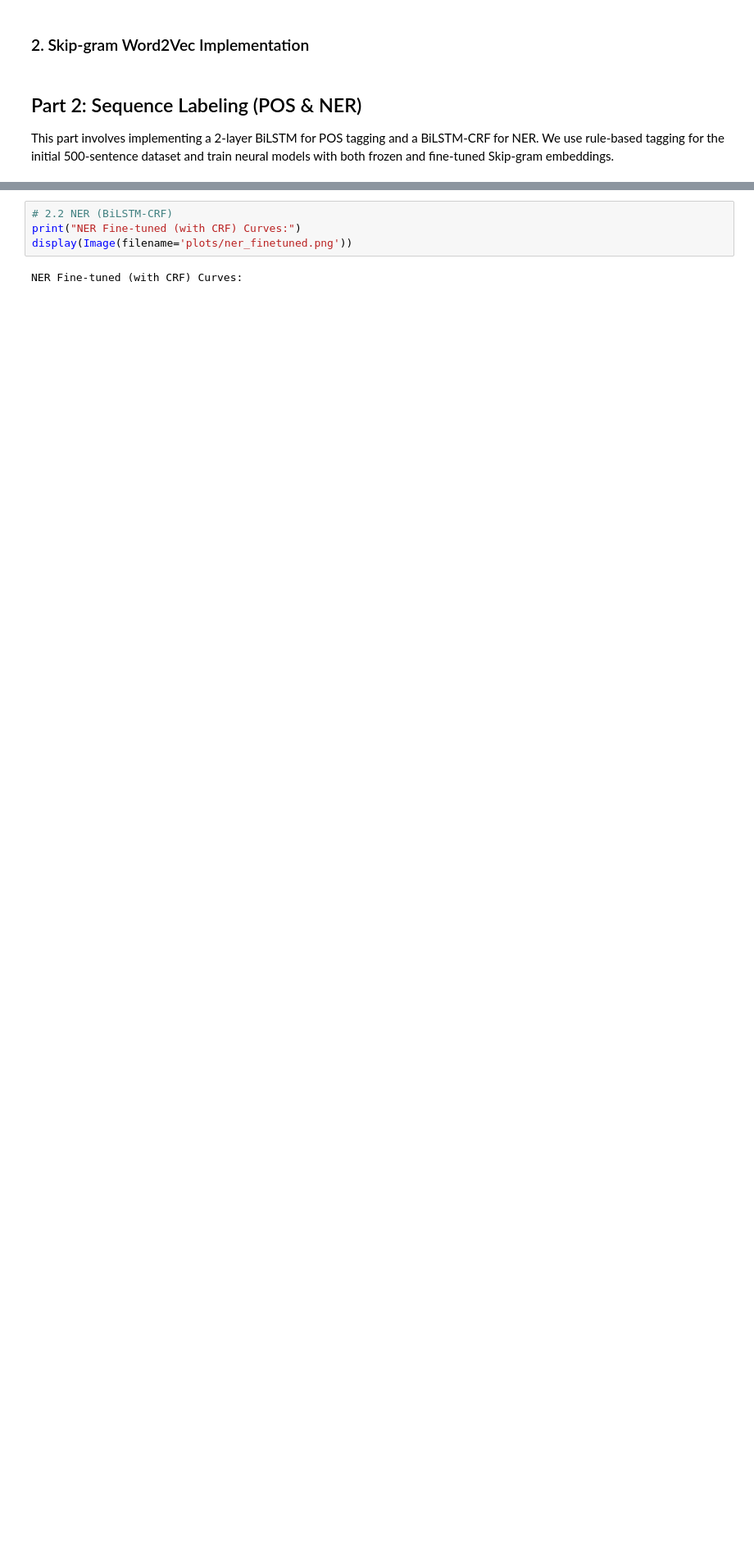
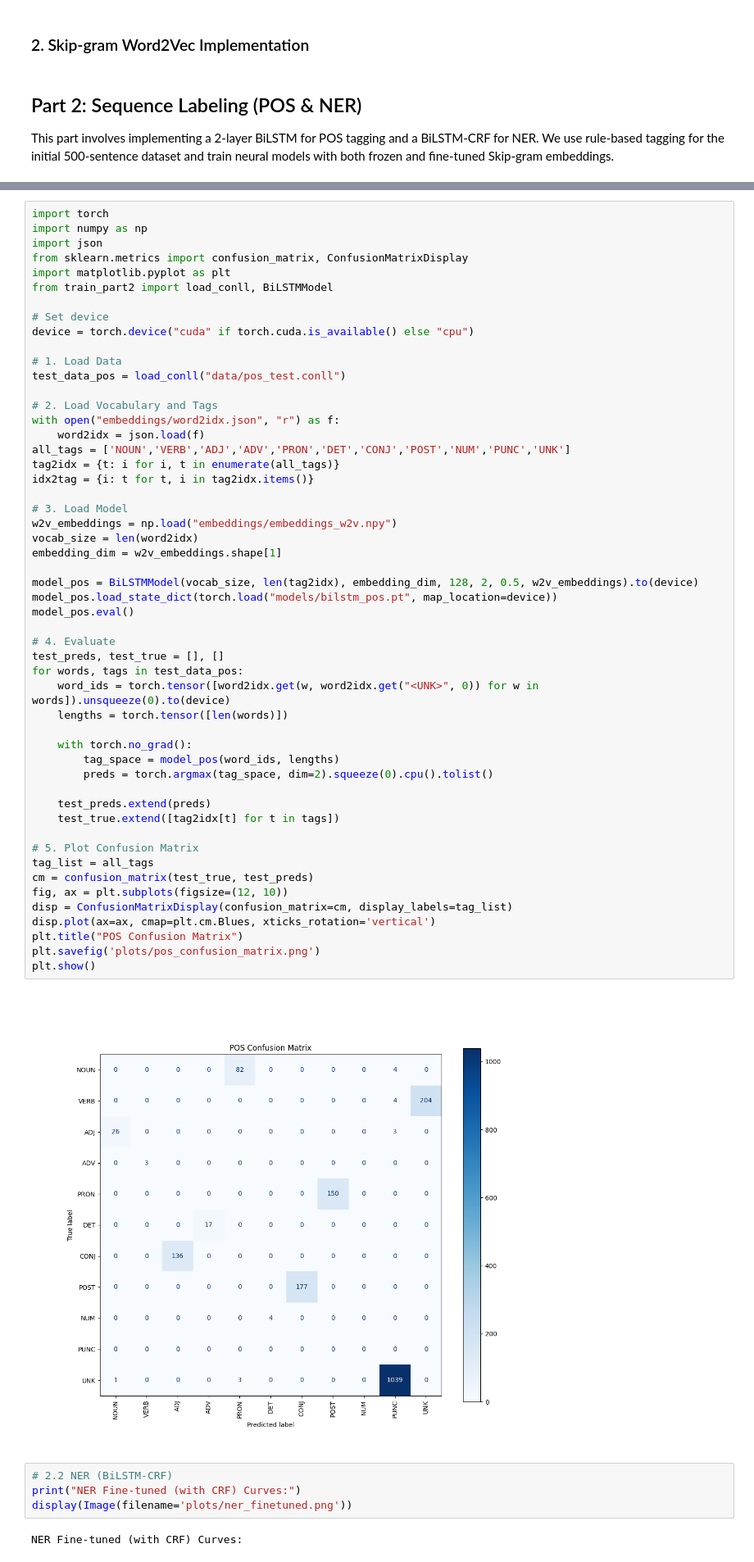
Before and after one commit to Minato-sudo/i23-2548-NLP-Assignment2, a Jupyter notebook: i23-2548_Assignment2_DS-A.ipynb, the cells around one changed output, grey strips where cells are left out. Shown at 82% size. Drawn from its saved outputs; the diff is of its cells as text; blank space fills up the shorter version.

```diff
--- a/i23-2548_Assignment2_DS-A.ipynb
+++ b/i23-2548_Assignment2_DS-A.ipynb
@@ -174,3 +177,57 @@ POS Fine-tuned Curves:
+# %%
+import torch
+import numpy as np
+import json
+from sklearn.metrics import confusion_matrix, ConfusionMatrixDisplay
+import matplotlib.pyplot as plt
+from train_part2 import load_conll, BiLSTMModel
+
+# Set device
+device = torch.device("cuda" if torch.cuda.is_available() else "cpu")
+
+# 1. Load Data
+test_data_pos = load_conll("data/pos_test.conll")
+
+# 2. Load Vocabulary and Tags
+with open("embeddings/word2idx.json", "r") as f:
+    word2idx = json.load(f)
+all_tags = ['NOUN','VERB','ADJ','ADV','PRON','DET','CONJ','POST','NUM','PUNC','UNK']
+tag2idx = {t: i for i, t in enumerate(all_tags)}
+idx2tag = {i: t for t, i in tag2idx.items()}
+
+# 3. Load Model
+w2v_embeddings = np.load("embeddings/embeddings_w2v.npy")
+vocab_size = len(word2idx)
+embedding_dim = w2v_embeddings.shape[1]
+
+model_pos = BiLSTMModel(vocab_size, len(tag2idx), embedding_dim, 128, 2, 0.5, w2v_embeddings).to(device)
+model_pos.load_state_dict(torch.load("models/bilstm_pos.pt", map_location=device))
+model_pos.eval()
+
+# 4. Evaluate
+test_preds, test_true = [], []
+for words, tags in test_data_pos:
+    word_ids = torch.tensor([word2idx.get(w, word2idx.get("<UNK>", 0)) for w in words]).unsqueeze(0).to(device)
+    lengths = torch.tensor([len(words)])
+
+    with torch.no_grad():
+        tag_space = model_pos(word_ids, lengths)
+        preds = torch.argmax(tag_space, dim=2).squeeze(0).cpu().tolist()
+
+    test_preds.extend(preds)
+    test_true.extend([tag2idx[t] for t in tags])
+
+# 5. Plot Confusion Matrix
+tag_list = all_tags
+cm = confusion_matrix(test_true, test_preds)
+fig, ax = plt.subplots(figsize=(12, 10))
+disp = ConfusionMatrixDisplay(confusion_matrix=cm, display_labels=tag_list)
+disp.plot(ax=ax, cmap=plt.cm.Blues, xticks_rotation='vertical')
+plt.title("POS Confusion Matrix")
+plt.savefig('plots/pos_confusion_matrix.png')
+plt.show()
+# %% [output]
+[figure, added]
 # %%
 # 2.2 NER (BiLSTM-CRF)
 print("NER Fine-tuned (with CRF) Curves:")
```
Also changed, not shown: parts of 14 cells of this notebook.
